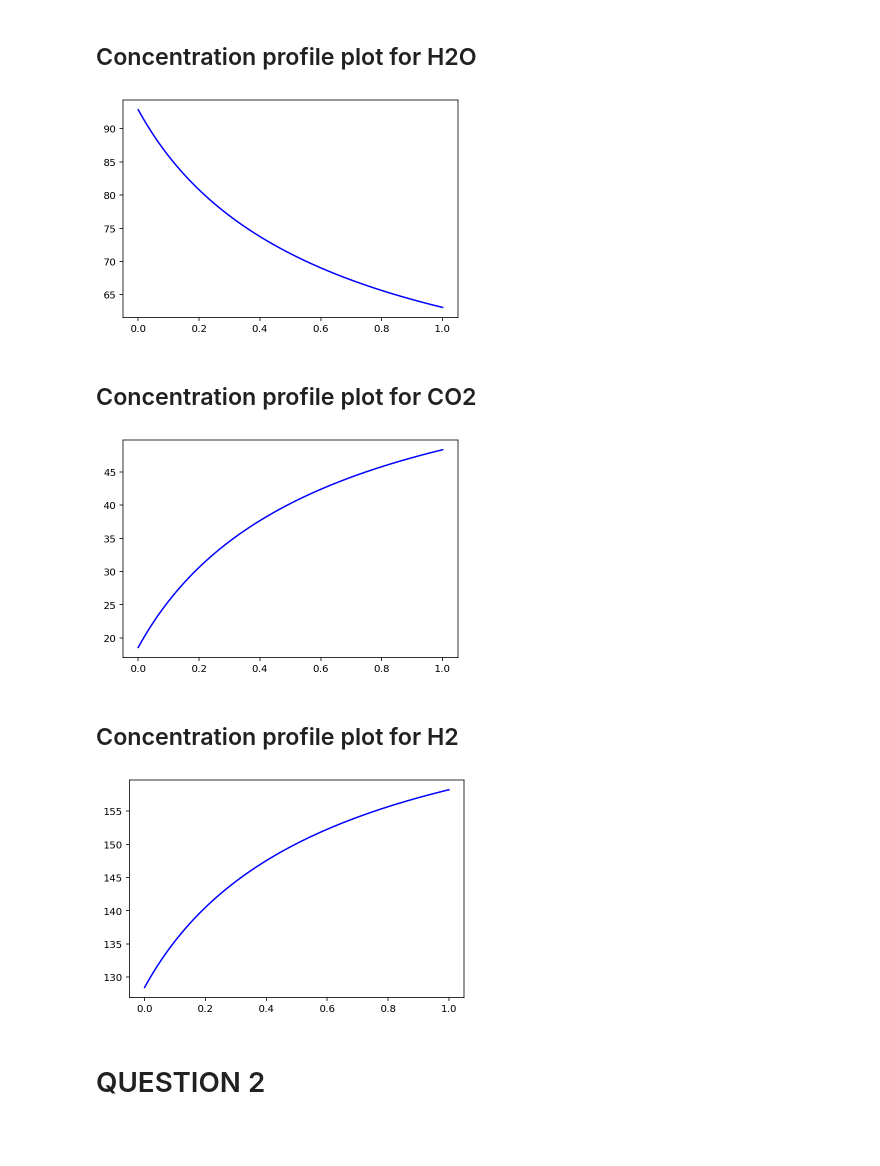
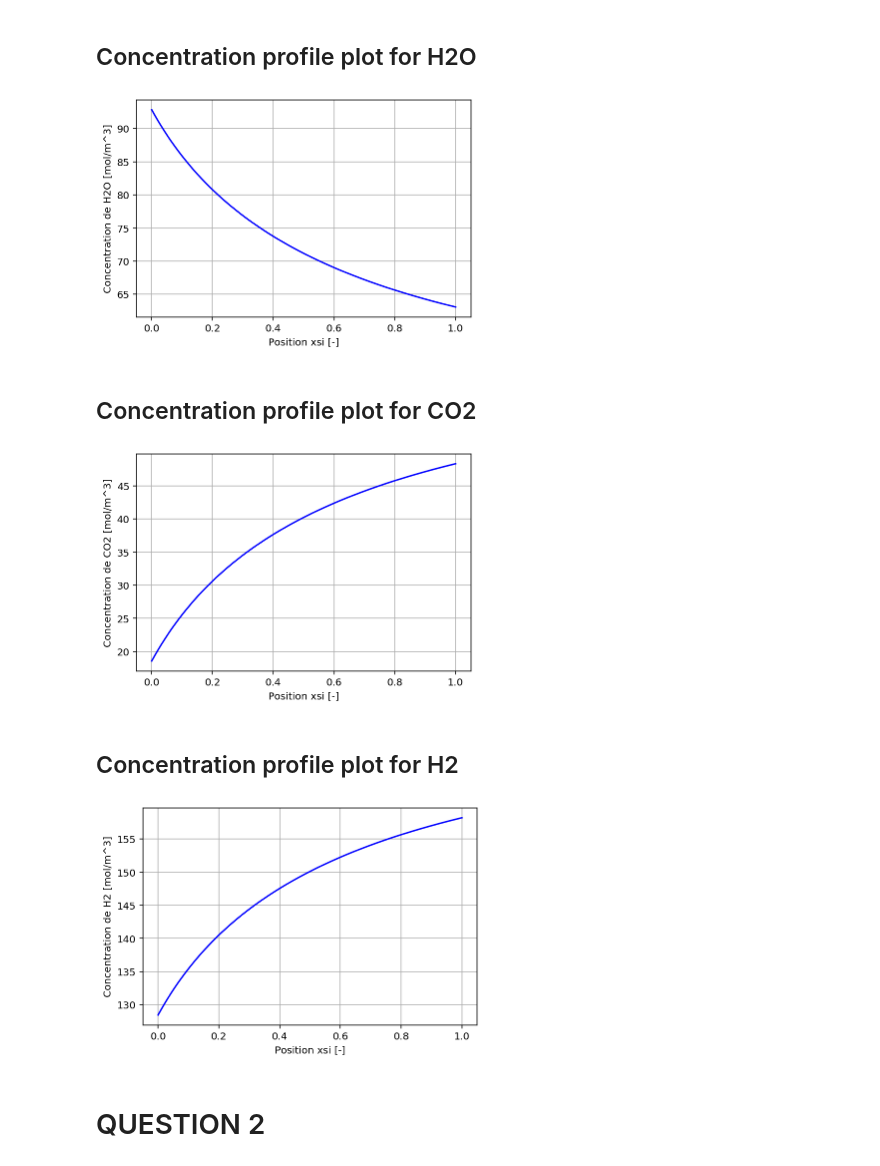
Before and after one commit to CoupezTom/Reactor-Design, a Jupyter notebook: Projet-RD-WGS - ex1 correct.ipynb, the cells around one changed output. Saved outputs shown, nothing was run; the diff lists cells and outputs as text; code cells hidden in the pictures; blank space fills up the shorter version.

```diff
--- a/Projet-RD-WGS - ex1 correct.ipynb
+++ b/Projet-RD-WGS - ex1 correct.ipynb
@@ -55,7 +55,11 @@ def Reactor_without_dispersion(X):
         num = k*K_CO*K_H2O*(U[i]*(U[i]+38.6875)-((72.73-U[i])*(182.6047-U[i]))/K)
         den = (1 + K_CO*U[i] + K_H2O*(U[i] +38.6875) + K_CO2*(72.73-U[i]) + K_H2*(182.6047-U[i]))**2
         U[i+1] =  U[i] + h*(-Beta*eta)*num/den
-    plt.plot(X,U,'r')
+    plt.figure()
+    plt.plot(X,U,'b')
+    plt.xlabel("Position xsi [-]")
+    plt.ylabel("Concentration de CO [mol/m^3]")
+    plt.grid()
     plt.show()
     return U
 
@@ -70,14 +74,20 @@ print(CO[-1])
 # %%
 ### PLOT POUR LE PROFIL DE CONCENTRATION DE H2O ###
 
 H2O = np.linspace(0, 1, 10000)
 j = 1
 for j in range(len(xsi)):
     H2O[j] = CO[j] + 38.6875
+
+
+plt.figure()
 plt.plot(xsi,H2O,'b')
+plt.xlabel("Position xsi [-]")
+plt.ylabel("Concentration de H2O [mol/m^3]")
+plt.grid()
 plt.show()
 # %% [output]
-[figure, old version]
+[figure, new version]
 # %% [markdown]
 ## Concentration profile plot for CO2
 # %%
@@ -87,10 +97,15 @@ CO2 = np.linspace(0, 1, 10000)
 i = 1
 for i in range(len(xsi)):
     CO2[i] = 72.73 - CO[i]
+
+plt.figure()
 plt.plot(xsi,CO2,'b')
+plt.xlabel("Position xsi [-]")
+plt.ylabel("Concentration de CO2 [mol/m^3]")
+plt.grid()
 plt.show()
 # %% [output]
-[figure, old version]
+[figure, new version]
 # %% [markdown]
 ## Concentration profile plot for H2
 # %%
@@ -100,10 +115,15 @@ H2 = np.linspace(0, 1, 10000)
 i = 1
 for i in range(len(xsi)):
     H2[i] = 182.6047 - CO[i]
+
+plt.figure()
 plt.plot(xsi,H2,'b')
+plt.xlabel("Position xsi [-]")
+plt.ylabel("Concentration de H2 [mol/m^3]")
+plt.grid()
 plt.show()
 # %% [output]
-[figure, old version]
+[figure, new version]
 # %% [markdown]
 # QUESTION 2
 # %% [markdown]
```
Also changed, not shown: parts of 3 cells of this notebook.
